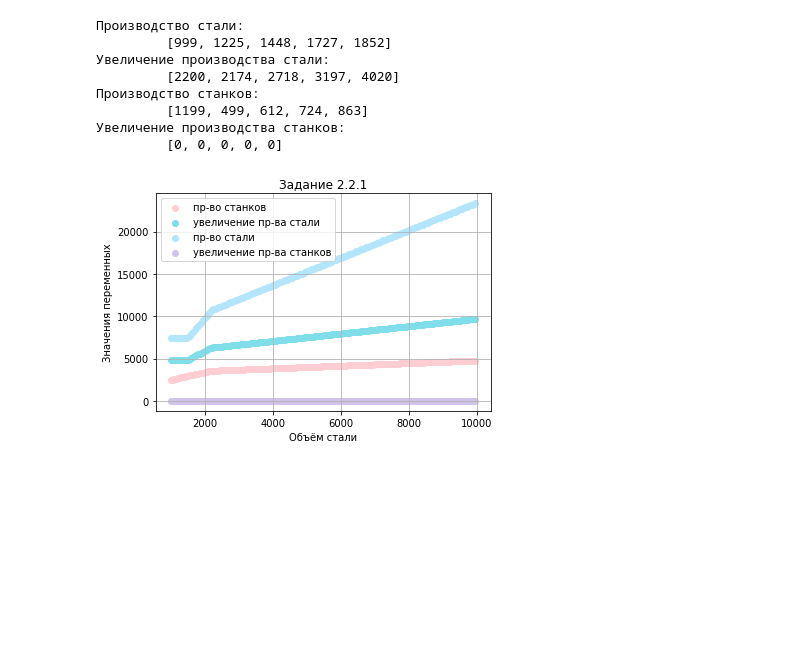
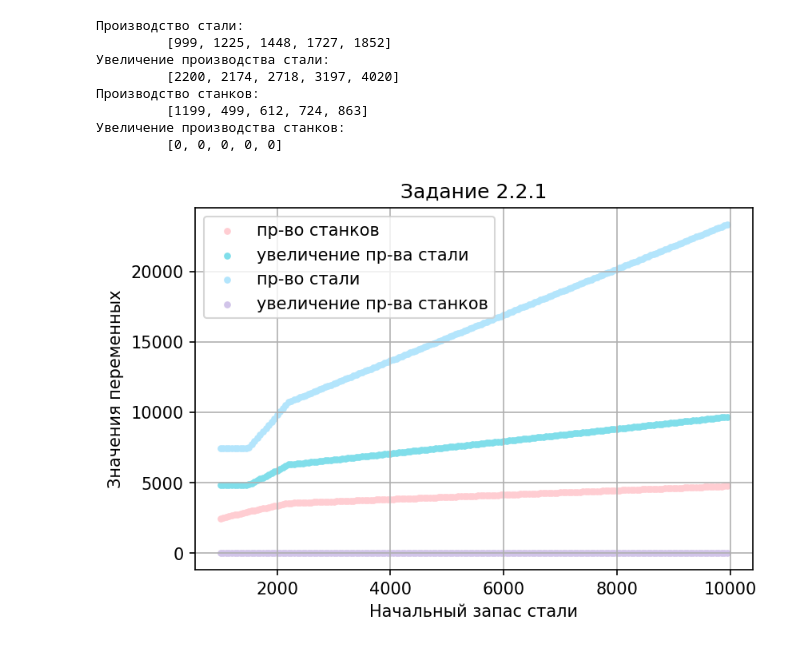
Before and after one commit to ChMcg/tpr-labs, a Jupyter notebook: Task2.ipynb, the cells around one changed output. Saved outputs shown, nothing was run; the diff lists cells and outputs as text; code cells hidden in the pictures; blank space fills up the shorter version.

```diff
--- a/Task2.ipynb
+++ b/Task2.ipynb
@@ -168,7 +168,7 @@ import matplotlib
 import matplotlib.pyplot as plt
 
 
-fig, ax = plt.subplots()
+fig, ax = plt.subplots(dpi=150)
 for i in range(1000, 10000, 50):
 	start_volume = i
 	costs = [0, 0, -1, 0, 0, 0, -1, 0, 0, 0, -1, 0, 0, 0, -1, 0, 0, 0, -1, 0]
@@ -196,36 +196,36 @@ for i in range(1000, 10000, 50):
 		[   1,1,1,1,    0,0,0,0,    0,0,0,0,    0,0,0,0,    0,0,0,0],
 		[-3.9,0,0,0,    1,1,1,1,    0,0,0,0,    0,0,0,0,    0,0,0,0],
 		[   0,0,0,0, -3.9,0,0,0,    1,1,1,1,    0,0,0,0,    0,0,0,0],
 		[   0,0,0,0,    0,0,0,0, -3.9,0,0,0,    1,1,1,1,    0,0,0,0],
 		[   0,0,0,0,    0,0,0,0,    0,0,0,0, -3.9,0,0,0,    1,1,1,1]
 	]
 
 	b_eq = [start_volume, 0, 0, 0, 0]
 
 	ans = linprog(costs, A_ub, b_ub, A_eq, b_eq)
 
 	data_sts 	= sum(ans.x[0::4])
 	data_sts_up	= sum(ans.x[1::4])
 	data_stm	= sum(ans.x[3::4])
 
-	objective_function_val 	= plt.scatter(start_volume, -ans.fun, c="#FFCDD2")
-	steel_to_steel 			= plt.scatter(start_volume, data_sts, c="#80DEEA")
-	steel_to_up_steel 		= plt.scatter(start_volume, data_sts_up, c="#B3E5FC")
-	steel_to_up_machine 	= plt.scatter(start_volume, data_stm, c="#D1C4E9")
+	objective_function_val 	= plt.scatter(start_volume, -ans.fun, c="#FFCDD2", s=10)
+	steel_to_steel 			= plt.scatter(start_volume, data_sts, c="#80DEEA", s=10)
+	steel_to_up_steel 		= plt.scatter(start_volume, data_sts_up, c="#B3E5FC", s=10)
+	steel_to_up_machine 	= plt.scatter(start_volume, data_stm, c="#D1C4E9", s=10)
 	if i == 1000:
 		plt.legend(
 			[
 				'пр-во станков',
 				'увеличение пр-ва стали',
 				'пр-во стали',
 				'увеличение пр-ва станков'
 			]
 		)
 
 plt.title('Задание 2.2.1')
-ax.set_xlabel('Объём стали')
+ax.set_xlabel('Начальный запас стали')
 ax.set_ylabel('Значения переменных')
 grid1 = plt.grid(True)
 plt.show()
 # %% [output]
-[figure, old version]
+[figure, new version]
```
Also changed, not shown: parts of 1 cell of this notebook, 1 other file.
